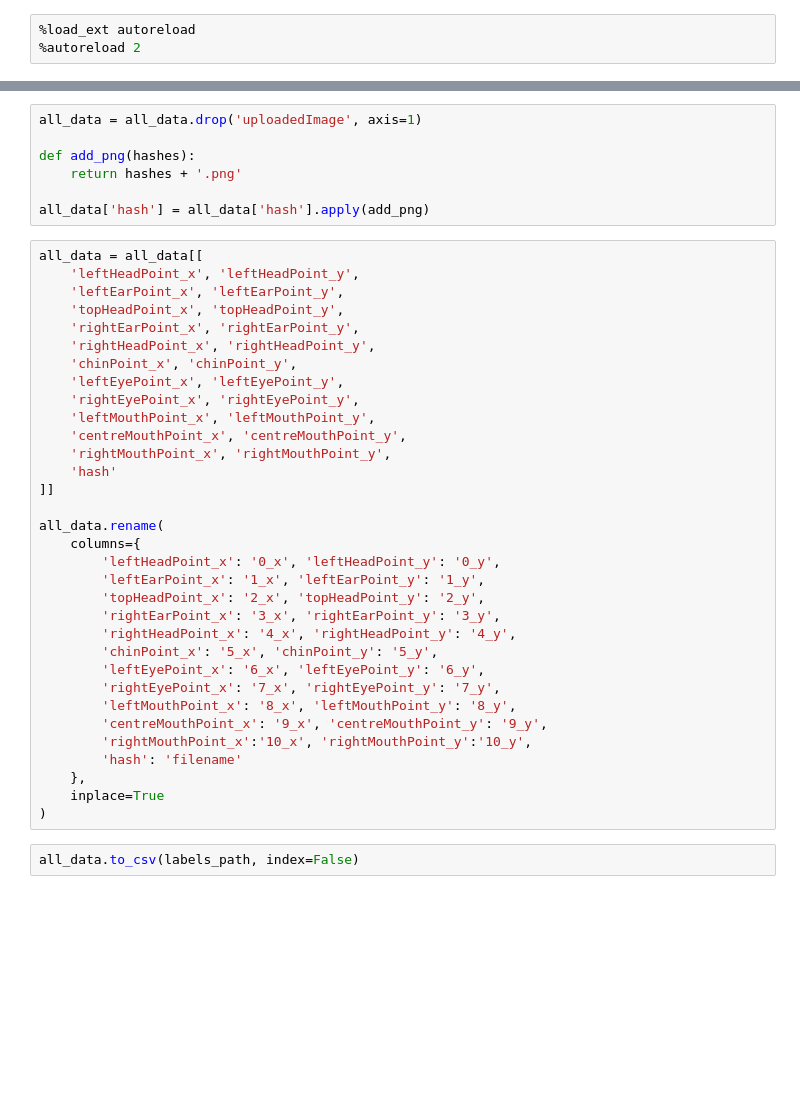
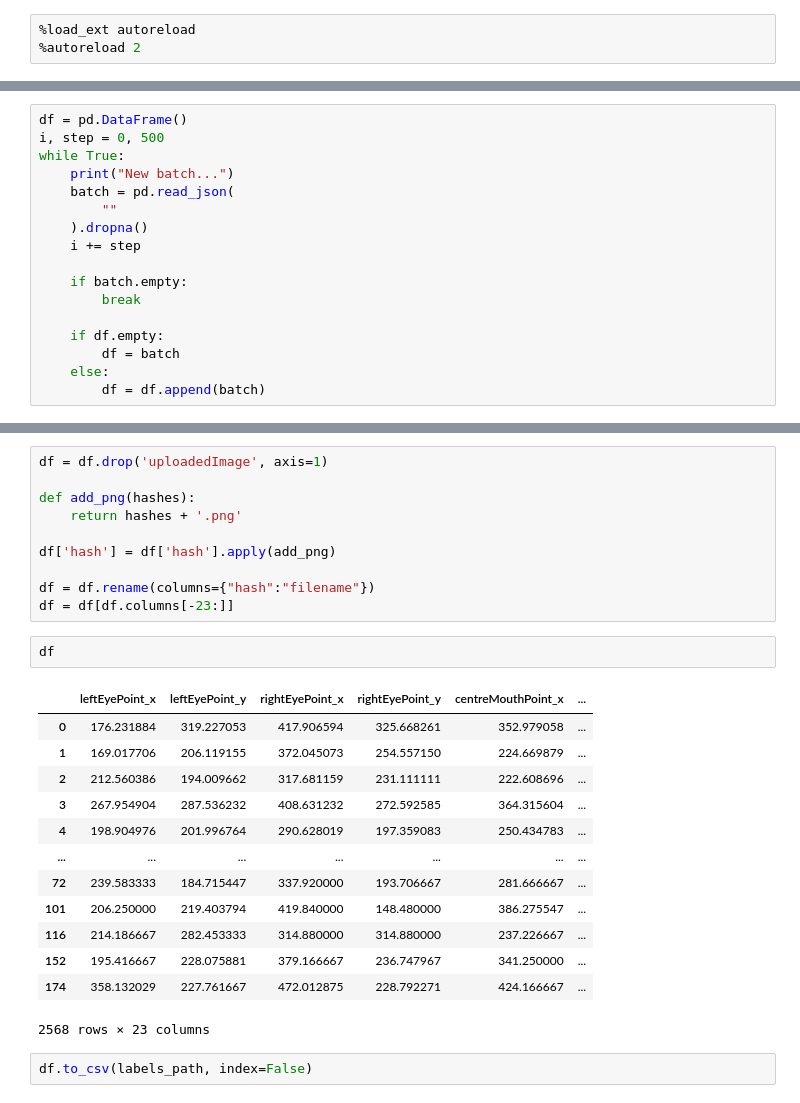
Before and after one commit to HenryDashwood/facial-features-detector, a Jupyter notebook: code/uploaded_images.ipynb, the cells around one changed output, grey strips where cells are left out. Cells and saved outputs as stored; diff of their text form; blank space fills up the shorter version.

```diff
--- a/code/uploaded_images.ipynb
+++ b/code/uploaded_images.ipynb
@@ -23,0 +20,17 @@ target_size = 640
+# %%
+df = pd.DataFrame()
+i, step = 0, 500
+while True:
+    print("New batch...")
+    batch = pd.read_json(
+        ""
+    ).dropna()
+    i += step
+
+    if batch.empty:
+        break
+
+    if df.empty:
+        df = batch
+    else:
+        df = df.append(batch)
@@ -69,44 +66,30 @@ for i in progress_bar(range(all_data.shape[0])):
 # %% [output]
 [interactive output not drawn]
 # %%
-all_data = all_data.drop('uploadedImage', axis=1)
+df = df.drop('uploadedImage', axis=1)
 
 def add_png(hashes):
     return hashes + '.png'
 
-all_data['hash'] = all_data['hash'].apply(add_png)
+df['hash'] = df['hash'].apply(add_png)
+
+df = df.rename(columns={"hash":"filename"})
+df = df[df.columns[-23:]]
-# %%
-all_data = all_data[[
-    'leftHeadPoint_x', 'leftHeadPoint_y',
-    'leftEarPoint_x', 'leftEarPoint_y',
-    'topHeadPoint_x', 'topHeadPoint_y',
-    'rightEarPoint_x', 'rightEarPoint_y',
-    'rightHeadPoint_x', 'rightHeadPoint_y',
-    'chinPoint_x', 'chinPoint_y',
-    'leftEyePoint_x', 'leftEyePoint_y',
-    'rightEyePoint_x', 'rightEyePoint_y',
-    'leftMouthPoint_x', 'leftMouthPoint_y',
-    'centreMouthPoint_x', 'centreMouthPoint_y',
-    'rightMouthPoint_x', 'rightMouthPoint_y',
-    'hash'
-]]
-
-all_data.rename(
-    columns={
-        'leftHeadPoint_x': '0_x', 'leftHeadPoint_y': '0_y',
-        'leftEarPoint_x': '1_x', 'leftEarPoint_y': '1_y',
-        'topHeadPoint_x': '2_x', 'topHeadPoint_y': '2_y',
-        'rightEarPoint_x': '3_x', 'rightEarPoint_y': '3_y',
-        'rightHeadPoint_x': '4_x', 'rightHeadPoint_y': '4_y',
-        'chinPoint_x': '5_x', 'chinPoint_y': '5_y',
-        'leftEyePoint_x': '6_x', 'leftEyePoint_y': '6_y',
-        'rightEyePoint_x': '7_x', 'rightEyePoint_y': '7_y',
-        'leftMouthPoint_x': '8_x', 'leftMouthPoint_y': '8_y',
-        'centreMouthPoint_x': '9_x', 'centreMouthPoint_y': '9_y',
-        'rightMouthPoint_x':'10_x', 'rightMouthPoint_y':'10_y',
-        'hash': 'filename'
-    },
-    inplace=True
-)
+# %%
+df
+# %% [output]
+|  | leftEyePoint_x | leftEyePoint_y | rightEyePoint_x | rightEyePoint_y | centreMouthPoint_x | ... |
+| 0 | 176.231884 | 319.227053 | 417.906594 | 325.668261 | 352.979058 | ... |
+| 1 | 169.017706 | 206.119155 | 372.045073 | 254.557150 | 224.669879 | ... |
+| 2 | 212.560386 | 194.009662 | 317.681159 | 231.111111 | 222.608696 | ... |
+| 3 | 267.954904 | 287.536232 | 408.631232 | 272.592585 | 364.315604 | ... |
+| 4 | 198.904976 | 201.996764 | 290.628019 | 197.359083 | 250.434783 | ... |
+| ... | ... | ... | ... | ... | ... | ... |
+| 72 | 239.583333 | 184.715447 | 337.920000 | 193.706667 | 281.666667 | ... |
+| 101 | 206.250000 | 219.403794 | 419.840000 | 148.480000 | 386.275547 | ... |
+| 116 | 214.186667 | 282.453333 | 314.880000 | 314.880000 | 237.226667 | ... |
+| 152 | 195.416667 | 228.075881 | 379.166667 | 236.747967 | 341.250000 | ... |
+| 174 | 358.132029 | 227.761667 | 472.012875 | 228.792271 | 424.166667 | ... |
+2568 rows × 23 columns
 # %%
-all_data.to_csv(labels_path, index=False)
+df.to_csv(labels_path, index=False)
```
Also changed, not shown: parts of 16 cells of this notebook, 1 other file.
